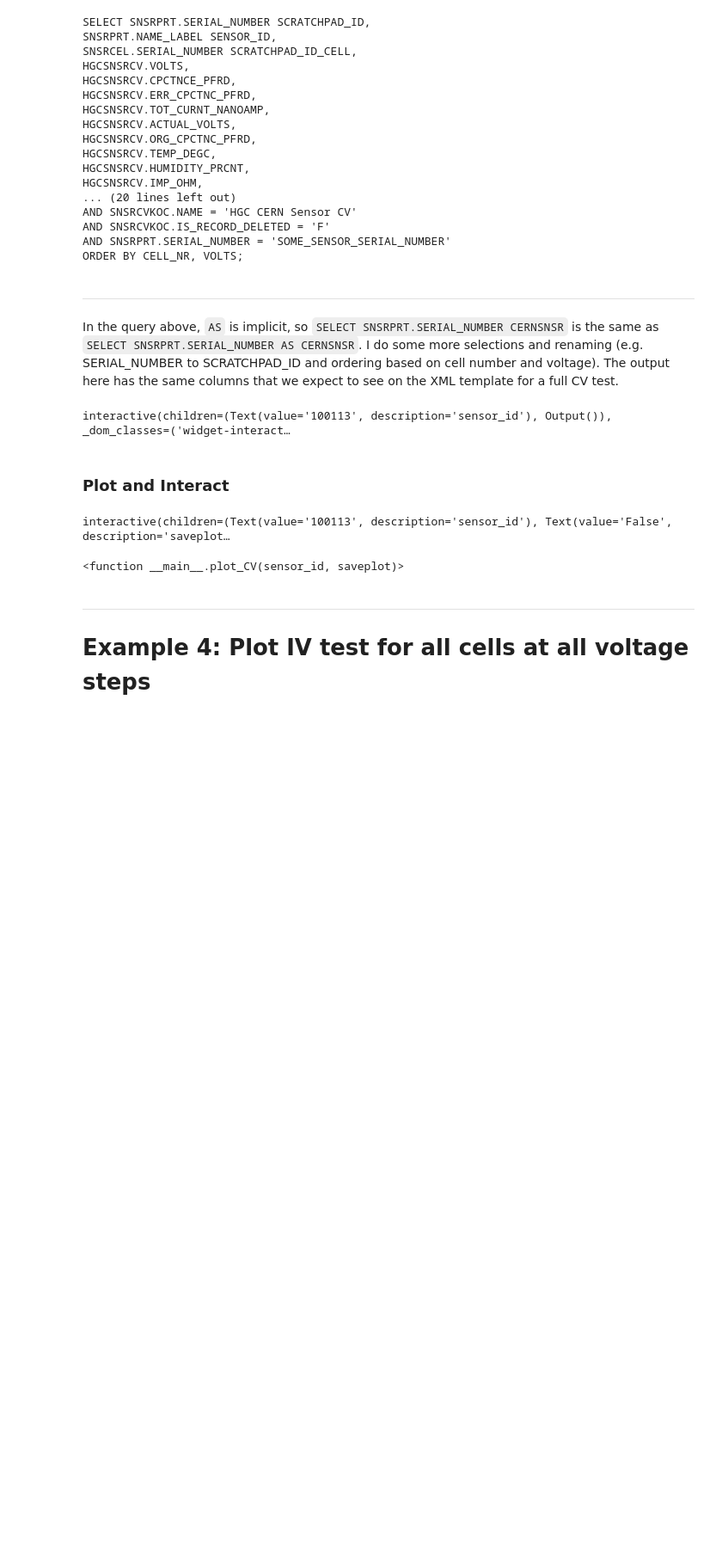
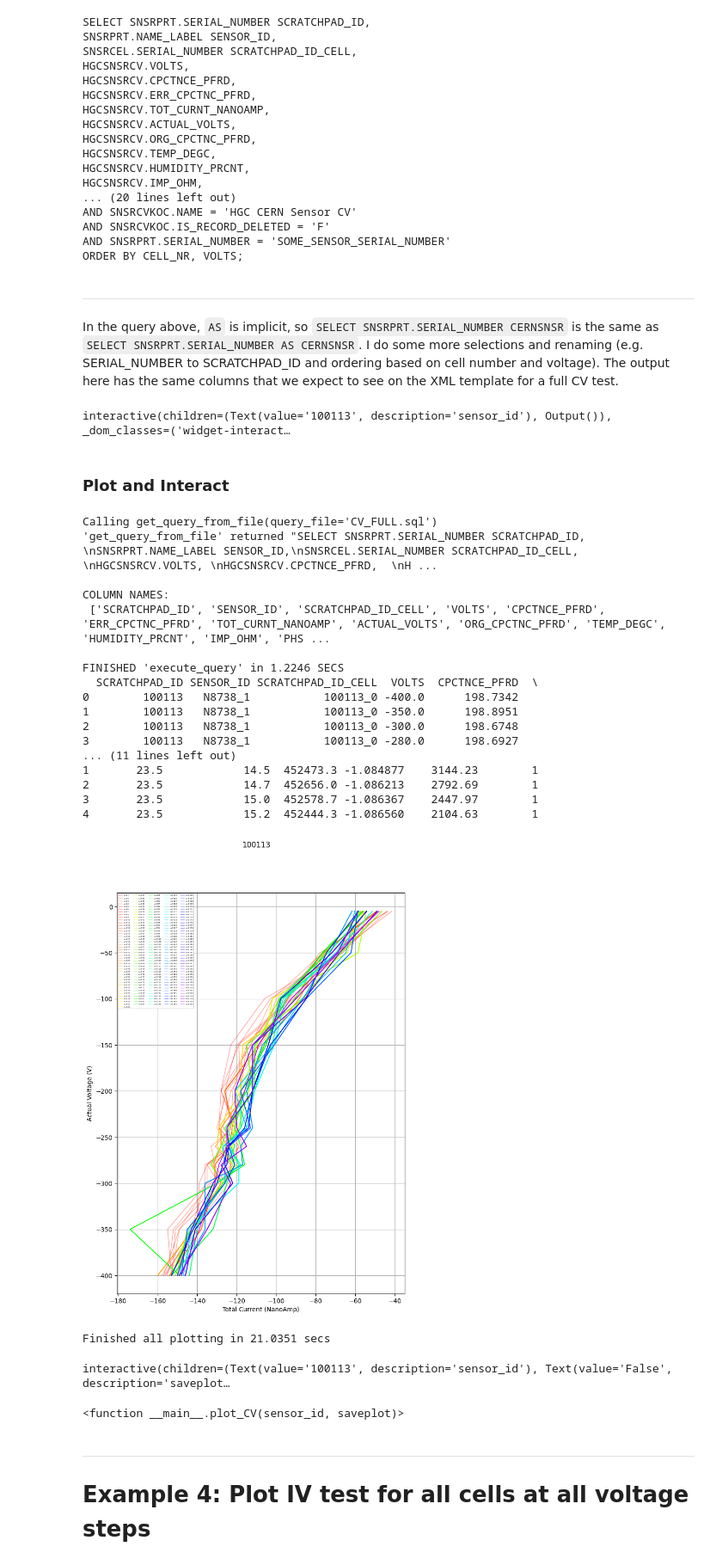
Before and after one commit to AliAlkadhim/PASCAL, a Jupyter notebook: notebooks/MAIN_Pascal_Tutorial1_V1.ipynb, the cells around one changed output. Shown at 86% size. Drawn from its saved outputs; the diff is of its cells as text; code cells hidden in the pictures; blank space fills up the shorter version.

```diff
--- a/notebooks/MAIN_Pascal_Tutorial1_V1.ipynb
+++ b/notebooks/MAIN_Pascal_Tutorial1_V1.ipynb
@@ -576,6 +577,28 @@ def plot_CV(sensor_id, saveplot):
         imagename= '%s.pdf' % str(saveplot)
         print('\nOkay, saveing image to %s\n', os.path.join(IMAGE_DIR, imagename))
         plt.savefig(os.path.join(IMAGE_DIR, imagename))
+# %%
+plot_CV(sensor_id='100113', saveplot='False')
+# %% [output]
+Calling get_query_from_file(query_file='CV_FULL.sql')
+'get_query_from_file' returned "SELECT SNSRPRT.SERIAL_NUMBER SCRATCHPAD_ID, \nSNSRPRT.NAME_LABEL SENSOR_ID,\nSNSRCEL.SERIAL_NUMBER SCRATCHPAD_ID_CELL, \nHGCSNSRCV.VOLTS, \nHGCSNSRCV.CPCTNCE_PFRD,  \nH ...
+
+COLUMN NAMES:
+ ['SCRATCHPAD_ID', 'SENSOR_ID', 'SCRATCHPAD_ID_CELL', 'VOLTS', 'CPCTNCE_PFRD', 'ERR_CPCTNC_PFRD', 'TOT_CURNT_NANOAMP', 'ACTUAL_VOLTS', 'ORG_CPCTNC_PFRD', 'TEMP_DEGC', 'HUMIDITY_PRCNT', 'IMP_OHM', 'PHS ...
+
+FINISHED 'execute_query' in 1.2246 SECS
+  SCRATCHPAD_ID SENSOR_ID SCRATCHPAD_ID_CELL  VOLTS  CPCTNCE_PFRD  \
+0        100113   N8738_1           100113_0 -400.0      198.7342
+1        100113   N8738_1           100113_0 -350.0      198.8951
+2        100113   N8738_1           100113_0 -300.0      198.6748
+3        100113   N8738_1           100113_0 -280.0      198.6927
+... (11 lines left out)
+1       23.5            14.5  452473.3 -1.084877    3144.23        1
+2       23.5            14.7  452656.0 -1.086213    2792.69        1
+3       23.5            15.0  452578.7 -1.086367    2447.97        1
+4       23.5            15.2  452444.3 -1.086560    2104.63        1
+[figure, added]
+Finished all plotting in 21.0351 secs
 # %%
 interact(plot_CV, sensor_id='100113', saveplot='False')
 # %% [output]
```
Also changed, not shown: parts of 6 cells of this notebook, 1 other file.
